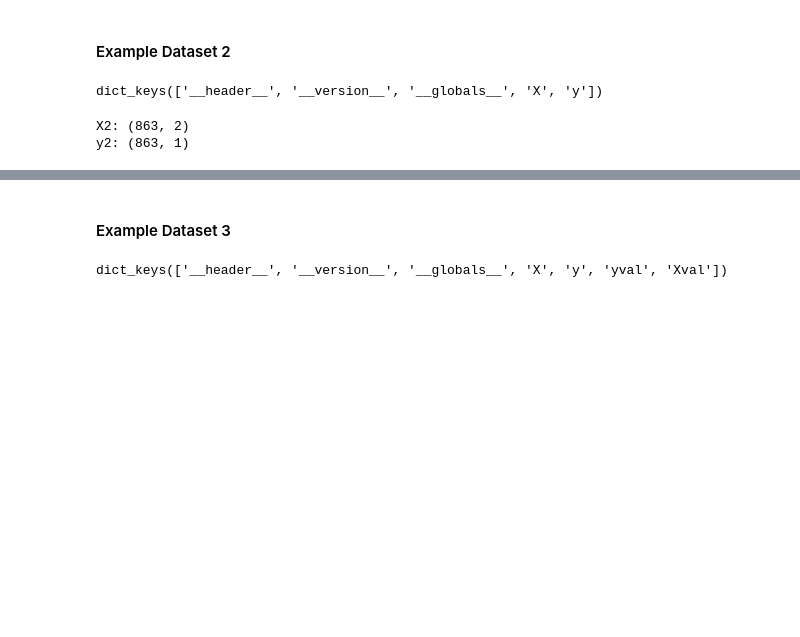
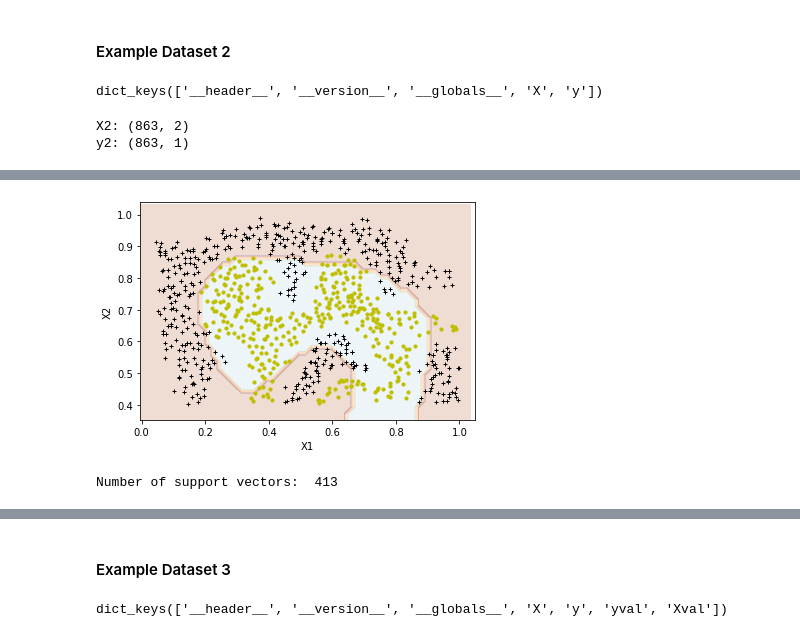
Before and after one commit to KevoSoftworks/machine_learning, a Jupyter notebook: support_vector_machines/assignment.ipynb, the cells around one changed output, grey strips where cells are left out. Saved outputs shown, nothing was run; the diff lists cells and outputs as text; code cells hidden in the pictures; blank space fills up the shorter version.

```diff
--- a/support_vector_machines/assignment.ipynb
+++ b/support_vector_machines/assignment.ipynb
@@ -172,14 +163,15 @@ def plotData(X, y):
 # %%
-def plot_svc(svc, X, y, h=0.02, pad=0.25):
+def plot_svc(svc, X, y, h=0.02, pad=0.25, ps=60, show_sv=True):
     x_min, x_max = X[:, 0].min()-pad, X[:, 0].max()+pad
     y_min, y_max = X[:, 1].min()-pad, X[:, 1].max()+pad
     xx, yy = np.meshgrid(np.arange(x_min, x_max, h), np.arange(y_min, y_max, h))
     Z = svc.predict(np.c_[xx.ravel(), yy.ravel()])
     Z = Z.reshape(xx.shape)
     plt.contourf(xx, yy, Z, cmap=plt.cm.Paired, alpha=0.2)
-    plotData(X, y)
+    plotData(X, y, ps=ps)
     sv = svc.support_vectors_
-    plt.scatter(sv[:,0], sv[:,1], c='k', marker='|', s=100, linewidths=1)
+    if show_sv:
+        plt.scatter(sv[:,0], sv[:,1], c='k', marker='|', s=100, linewidths=1)
     plt.xlim(x_min, x_max)
     plt.ylim(y_min, y_max)
     plt.xlabel('X1')
@@ -353,0 +328,8 @@ plotData(X2, y2)
+# %%
+# Underfitted
+clf = SVC(C=1, kernel="rbf")
+clf.fit(X2, y2)
+plot_svc(clf, X2, y2, pad=0.05, ps=10, show_sv=False)
+# %% [output]
+[figure, added]
+Number of support vectors:  413
```
Also changed, not shown: parts of 26 cells of this notebook.
